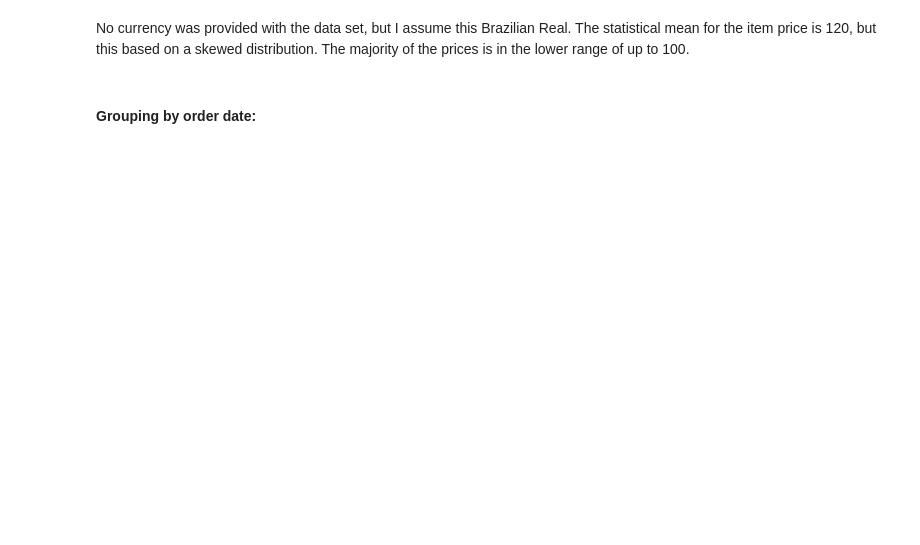
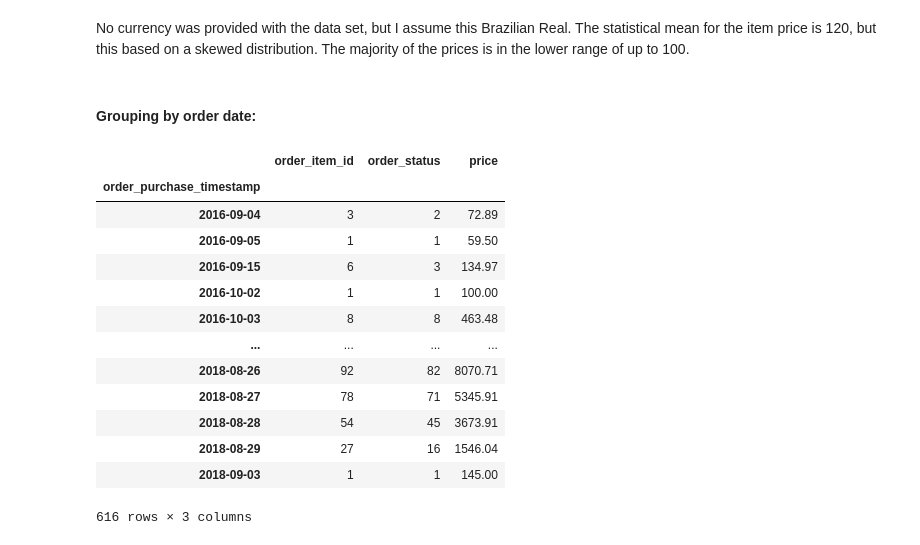
Before and after one commit to LarsTinnefeld/olist_ecom_analysis, a Jupyter notebook: olist_analysis.ipynb, the cells around one changed output. Cells and saved outputs as stored; diff of their text form; code cells hidden in the pictures; blank space fills up the shorter version.

```diff
--- a/olist_analysis.ipynb
+++ b/olist_analysis.ipynb
@@ -372,3 +377,22 @@ sns.distplot(df_orders_merged['price'], bins=1000, ax=ax2);
 No currency was provided with the data set, but I assume this Brazilian Real. The statistical mean for the item price is 120, but this based on a skewed distribution. The majority of the prices is in the lower range of up to 100.
 # %% [markdown]
 #### Grouping by order date:
+# %%
+df_orders_daily = df_orders_merged.groupby('order_purchase_timestamp').agg({'order_item_id':'sum', 'order_status':'count', 'price':'sum'})
+# %%
+df_orders_daily
+# %% [output]
+|  | order_item_id | order_status | price |
+| order_purchase_timestamp |  |  |  |
+| 2016-09-04 | 3 | 2 | 72.89 |
+| 2016-09-05 | 1 | 1 | 59.50 |
+| 2016-09-15 | 6 | 3 | 134.97 |
+| 2016-10-02 | 1 | 1 | 100.00 |
+| 2016-10-03 | 8 | 8 | 463.48 |
+| ... | ... | ... | ... |
+| 2018-08-26 | 92 | 82 | 8070.71 |
+| 2018-08-27 | 78 | 71 | 5345.91 |
+| 2018-08-28 | 54 | 45 | 3673.91 |
+| 2018-08-29 | 27 | 16 | 1546.04 |
+| 2018-09-03 | 1 | 1 | 145.00 |
+616 rows × 3 columns
```
Also changed, not shown: parts of 7 cells of this notebook.
